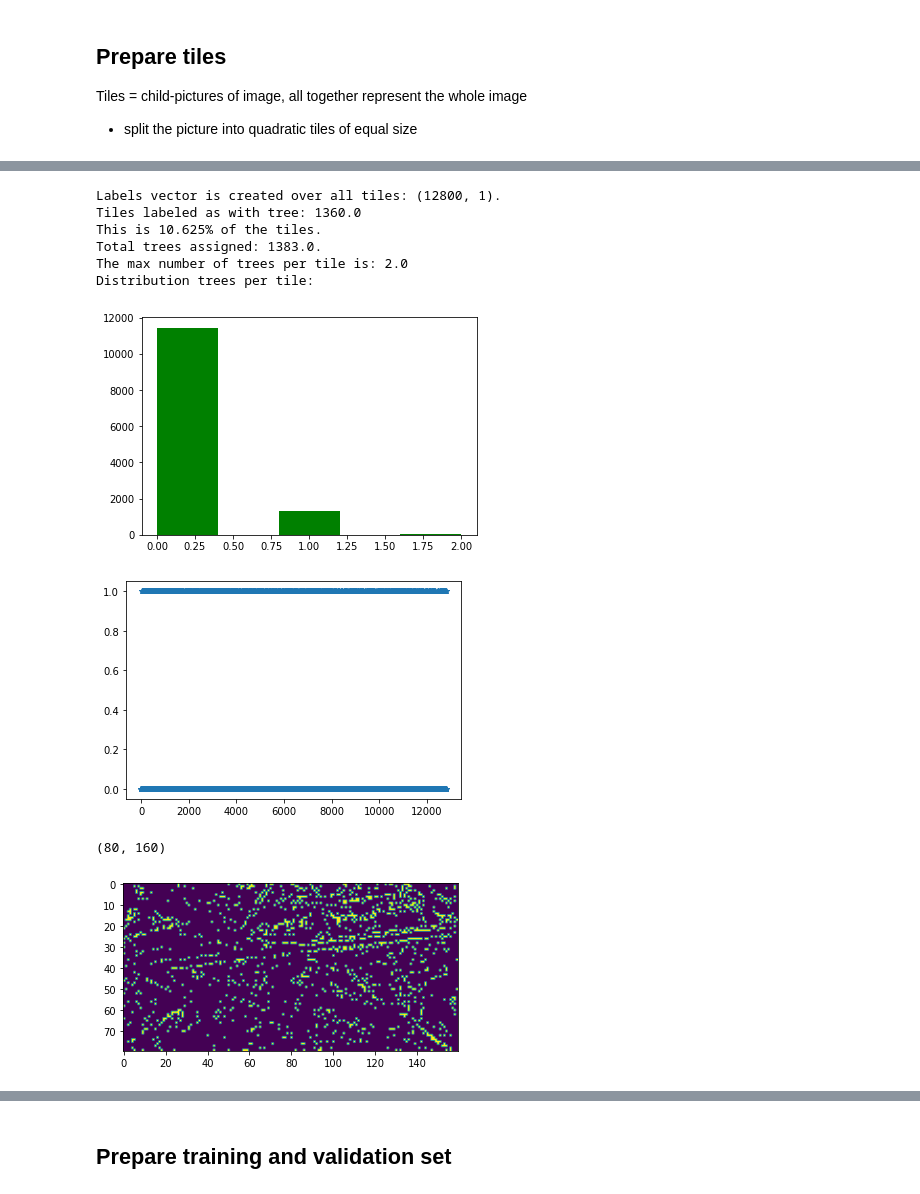
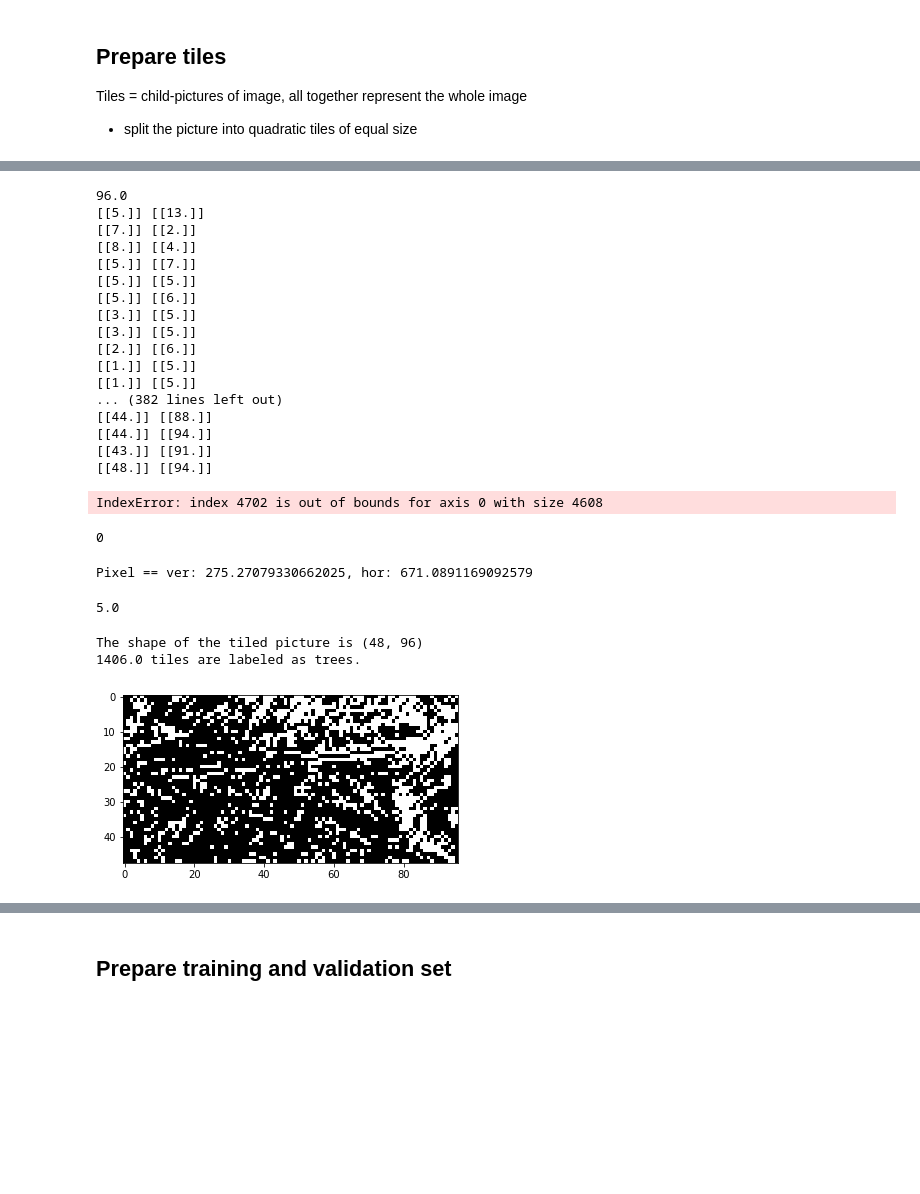
Before and after one commit to LuiseStrathe/urbaneagle_visionai, a Jupyter notebook: notebooks/Base_Model_02.ipynb, the cells around one changed output, grey strips where cells are left out. Saved outputs shown, nothing was run; the diff lists cells and outputs as text; code cells hidden in the pictures; blank space fills up the shorter version.

```diff
--- a/notebooks/Base_Model_02.ipynb
+++ b/notebooks/Base_Model_02.ipynb
@@ -31,7 +29,7 @@ from keras.utils import img_to_array
 path_raw_data = 'Potsdam_v02_small/'
 name_raw_data = 'Potsdam02s'
 raw_image_number = 0
-tile_size = 30 # in pixel
+tile_size = 50 # in pixel
 batch_size = 300
 # %% [markdown]
 ## Loading the label-points for the picture from label studio
@@ -59,10 +57,10 @@ def import_image(path_raw_data, name_raw_data, raw_image_number):
     for i in json_load:
             labels_x = np.append(labels_x, i["value"]["x"])
             labels_y = np.append(labels_y, i["value"]["y"])
-    labels_unscaled = np.vstack((labels_x, labels_y)).transpose()
+    labels_unscaled = np.vstack((labels_y, labels_x)).transpose()
 
     # scale data points to image pixels
-    reshaper = [[(i_width/100), 0], [0,(i_height/100)]]
+    reshaper = [[(i_height/100), 0], [0,(i_width/100)]]
     labels = np.mat(labels_unscaled) * np.mat(reshaper)
     print(f"There are {labels_unscaled[:,0].shape} labeled trees in the picture")
 
@@ -73,7 +71,7 @@ def import_image(path_raw_data, name_raw_data, raw_image_number):
     # check label distribution in histogram
     plt.hist(labels, bins=200)
     plt.show()
-    print(f"The image size is {i_width}x{i_height} pixels.")
+    print(f"The image size is {i_height}x{i_width} pixels.")
     print(f"The {len(labels_x)} data points are distributed along the respective axis as follows:")
 
     return image, labels, orig_image, labels_unscaled, i_width, i_height
@@ -108,8 +106,8 @@ Tiles = child-pictures of image, all together represent the whole image
 # %%
 def make_tiles(image=image, i_width=i_width, i_height=i_height, tile_size=tile_size):
     # define the tiles
-    num_hor_tiles = i_width // tile_size
-    num_ver_tiles = i_height // tile_size
+    num_hor_tiles = int(np.ceil(i_width / tile_size))
+    num_ver_tiles = int(np.ceil(i_height / tile_size))
     num_tiles = num_hor_tiles * num_ver_tiles
     print(f"There are {num_tiles} tiles at {tile_size}x{tile_size} pixels")
     print(f"There are {num_hor_tiles} horizontal tile columns and {num_ver_tiles} vertical tile rows")
@@ -120,7 +118,7 @@ def make_tiles(image=image, i_width=i_width, i_height=i_height, tile_size=tile_s
     tile_info_initial = np.zeros((num_tiles, 6)) # (tile row, tile column, true_label, probability, x_mean, y_mean)
 
     # create tiles
-    for i in tq(range(num_ver_tiles)):
+    for i in range(num_ver_tiles):
         for j in range(num_hor_tiles):
             tile_num = i * num_hor_tiles + j
             # give starting (left/top) & mean pixels in rows and columns for this tile
@@ -146,19 +148,22 @@ Tiles are created: (12800, 30, 30, 3).
 # %%
 def label_tiles(labels=labels, tile_info_initial=tile_info_initial, tile_size=tile_size):
     num_tiles = tile_info_initial.shape[0]
-    num_horizontal_tiles = tile_info_initial[:,1].max()  # number of horizontal tiles
+    num_horizontal_tiles = tile_info_initial[:,1].max() + 1 # number of horizontal tiles
+    print(num_horizontal_tiles)
 
     # Labeling the tiles
     tile_labels = np.zeros((num_tiles, 1)) # labels for each tile: 0 = no tree, 1 = tree
     tile_dense = np.zeros((num_tiles, 1)) # number of trees in each tile = density of a tile
+    tile_info = tile_info_initial
 
     for label in labels:
-        pos_horizontal = label[:,0] // tile_size -1 # tile column
-        pos_vertical = label[:,1] // tile_size -1 # tile row
-        tile_num = int(pos_vertical * (num_horizontal_tiles + 1) + pos_horizontal)
+        pos_horizontal = label[:,1] // tile_size  # tile column
+        pos_vertical = label[:,0] // tile_size  # tile row
+
+        print(pos_vertical, pos_horizontal)
+        tile_num = int(pos_vertical * (num_horizontal_tiles) + pos_horizontal)
         tile_labels[tile_num] = 1
         tile_dense[tile_num] += 1
-        tile_info = tile_info_initial
         tile_info[tile_num][2] = 1
 
     # print info on input labels
@@ -181,24 +186,52 @@ def label_tiles(labels=labels, tile_info_initial=tile_info_initial, tile_size=ti
 
 tile_info, tile_labels = label_tiles()
 # %% [output]
-Labels vector is created over all tiles: (12800, 1).
-Tiles labeled as with tree: 1360.0
-This is 10.625% of the tiles.
-Total trees assigned: 1383.0.
-The max number of trees per tile is: 2.0
-Distribution trees per tile:
+96.0
+[[5.]] [[13.]]
+[[7.]] [[2.]]
+[[8.]] [[4.]]
+[[5.]] [[7.]]
+[[5.]] [[5.]]
+[[5.]] [[6.]]
+[[3.]] [[5.]]
+[[3.]] [[5.]]
+[[2.]] [[6.]]
+[[1.]] [[5.]]
+[[1.]] [[5.]]
+... (382 lines left out)
+[[44.]] [[88.]]
+[[44.]] [[94.]]
+[[43.]] [[91.]]
+[[48.]] [[94.]]
-[figure, removed]
-[figure, removed]
+IndexError: index 4702 is out of bounds for axis 0 with size 4608
+# %%
+1//50
+# %% [output]
+0
+# %%
+example =
+y = labels[example,0]
+x = labels[example,1]
+print(f"Pixel == ver: {y}, hor: {x}")
+
+pos_horizontal = labels[example,0] // tile_size
+
+pos_horizontal
+# %% [output]
+Pixel == ver: 275.27079330662025, hor: 671.0891169092579
+5.0
 # %%
 def show_true_tiles(tile_info=tile_info):
     # show labeled tiles
     num_ver = int(tile_info[:,0].max()) + 1
     num_hor = int(tile_info[:,1].max()) + 1
     tiles_show = tile_info[:,2].reshape(num_ver, num_hor)
-    plt.imshow(tiles_show)
-    print(tile_info[:,2].reshape(num_ver, num_hor).shape)
+    print(f"The shape of the tiled picture is {tiles_show.shape}")
+    print(f"{tile_info[:,2].sum()} tiles are labeled as trees.")
+    plt.imshow(tiles_show, cmap='gray')
 
 show_true_tiles()
 # %% [output]
-(80, 160)
+The shape of the tiled picture is (48, 96)
+1406.0 tiles are labeled as trees.
-[figure, old version]
+[figure, new version]
```
Also changed, not shown: parts of 25 cells of this notebook, 4 other files.
